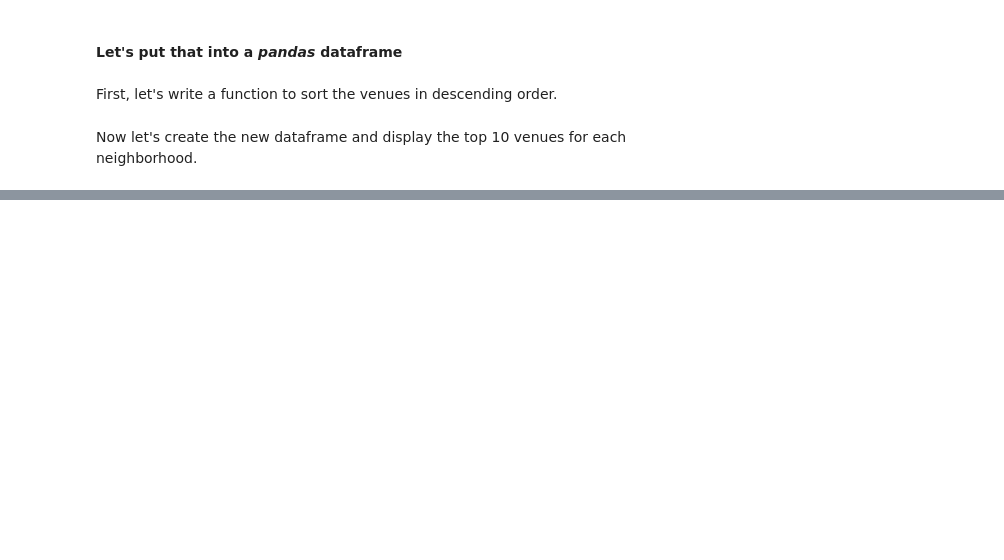
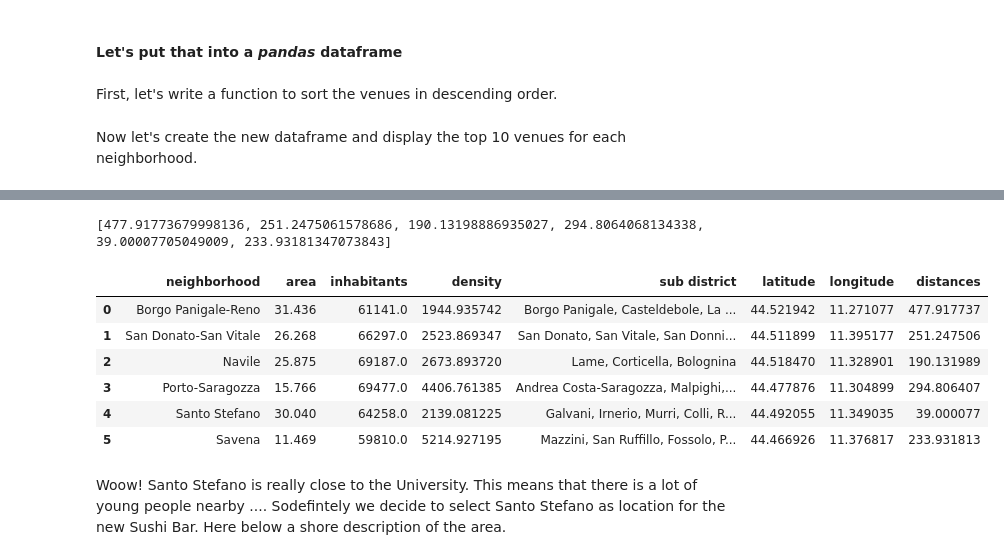
Before and after one commit to fabioantonini/Applied-Data-Science-Coursera-Capstone, a Jupyter notebook: Applied Data Science Capstone.ipynb, the cells around one changed output, grey strips where cells are left out. Cells and saved outputs as stored; diff of their text form; code cells hidden in the pictures; blank space fills up the shorter version.

```diff
--- a/Applied Data Science Capstone.ipynb
+++ b/Applied Data Science Capstone.ipynb
@@ -601,0 +613,26 @@ Some conclusions
+# %%
+def getNeighDistanceFromUniversity(university_lat, university_long, latitudes, longitudes):
+    dist = []
+    for elat, elon in zip(latitudes, longitudes):
+        dist.append(6371.01 * acos(sin(university_lat)*sin(elat) + cos(university_lat)*cos(elat)*cos(university_long - elon)))
+    return dist
+# %%
+distances = getNeighDistanceFromUniversity(university_latitude, university_longitude,
+                                   latitudes=bologna_df['latitude'],
+                                   longitudes=bologna_df['longitude']
+                                  )
+#print(distances)
+bologna_df['distances'] = distances
+bologna_df.head(6)
+# %% [output]
+[477.91773679998136, 251.2475061578686, 190.13198886935027, 294.8064068134338, 39.00007705049009, 233.93181347073843]
+|  | neighborhood | area | inhabitants | density | sub district | latitude | longitude | distances |
+| 0 | Borgo Panigale-Reno | 31.436 | 61141.0 | 1944.935742 | Borgo Panigale, Casteldebole, La ... | 44.521942 | 11.271077 | 477.917737 |
+| 1 | San Donato-San Vitale | 26.268 | 66297.0 | 2523.869347 | San Donato, San Vitale, San Donni... | 44.511899 | 11.395177 | 251.247506 |
+| 2 | Navile | 25.875 | 69187.0 | 2673.893720 | Lame, Corticella, Bolognina | 44.518470 | 11.328901 | 190.131989 |
+| 3 | Porto-Saragozza | 15.766 | 69477.0 | 4406.761385 | Andrea Costa-Saragozza, Malpighi,... | 44.477876 | 11.304899 | 294.806407 |
+| 4 | Santo Stefano | 30.040 | 64258.0 | 2139.081225 | Galvani, Irnerio, Murri, Colli, R... | 44.492055 | 11.349035 | 39.000077 |
+| 5 | Savena | 11.469 | 59810.0 | 5214.927195 | Mazzini, San Ruffillo, Fossolo, P... | 44.466926 | 11.376817 | 233.931813 |
+# %% [markdown]
+Woow! Santo Stefano is really close to the University. This means that there is a lot of young people nearby ....
+Sodefintely we decide to select Santo Stefano as location for the new Sushi Bar. Here below a shore description of the area.
```
Also changed, not shown: parts of 19 cells of this notebook.
